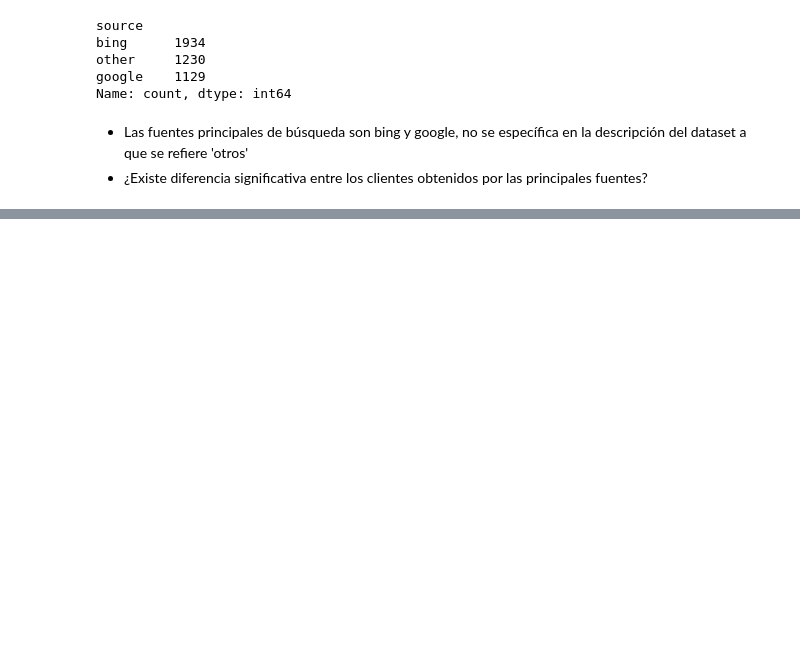
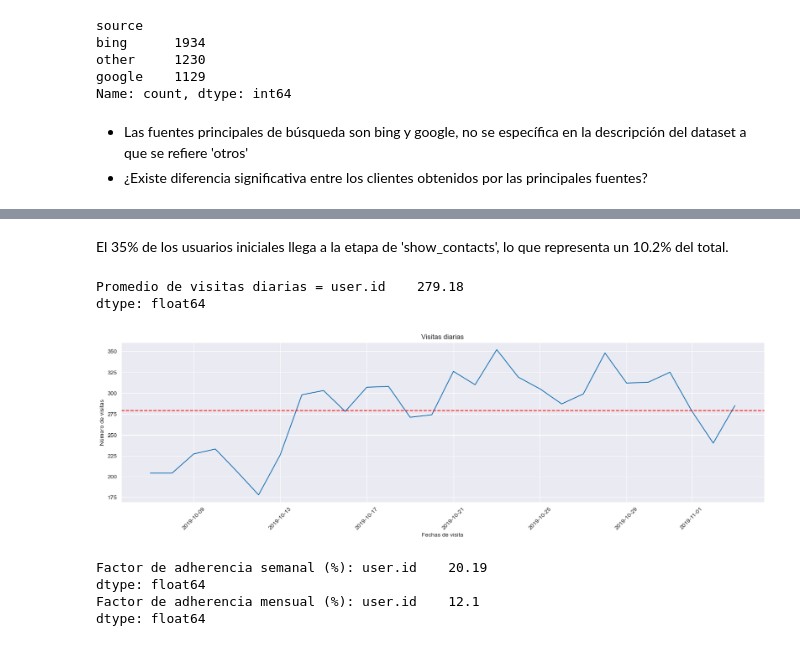
Before and after one commit to Alop89/integral_project, a Jupyter notebook: structuring/descomposicion.ipynb, the cells around one changed output, grey strips where cells are left out. Drawn from its saved outputs; the diff is of its cells as text; code cells hidden in the pictures; blank space fills up the shorter version.

Commit message:
Se completo la primera iteración del proyecto, se envía a revisión

```diff
--- a/structuring/descomposicion.ipynb
+++ b/structuring/descomposicion.ipynb
@@ -76,5 +83,8 @@ event.name    0
 user.id       0
 dtype: int64
 # %%
-# Cambio en el formato de datos de la columna 'event.time'
-data['event.time'] = pd.to_datetime(data['event.time']).dt.date
+# Cambio en el formato de datos de la columna 'event.time' y creación de columna 'date', tambíen se añaden columnas de semana y mes
+data['event.time'] = pd.to_datetime(data['event.time'], unit= 'ns')
+data['date'] = data['event.time'].dt.date
+data['week'] = data['event.time'].dt.to_period('W').dt.start_time
+data['month'] = data['event.time'].dt.to_period('M').dt.start_time
@@ -160,0 +193,14 @@ Name: count, dtype: int64
+# %%
+# Cambio de valores de la columna 'event.name' para unificar search_*,  show_contacs
+data['event.name'] = data['event.name'].replace({
+    'search_1': 'search',
+    'search_2': 'search',
+    'search_3': 'search',
+    'search_4': 'search',
+    'search_5': 'search',
+    'search_6': 'search',
+    'search_7': 'search',
+    'contacts_show': 'show_contacts'
+})
+
+data['event.name'].value_counts()
@@ -160,0 +307,47 @@ Name: count, dtype: int64
+# %% [markdown]
+El 35% de los usuarios iniciales llega a la etapa de 'show_contacts', lo que representa un 10.2% del total.
+# %%
+# Visitas diarias a la plataforma
+
+# Primera visita
+firts_visit = data.groupby('user.id')['event.time'].min()
+firts_visit.name = 'first_visit_date'
+data_first_visit = data.merge(firts_visit, on ='user.id')
+
+# Promedio de visitas diarias
+visits_dau = np.round(data_first_visit.groupby('date').agg({'user.id':'nunique'}).mean(), 2)
+print(f"Promedio de visitas diarias = {visits_dau}")
+
+# Gráfico con visitas dirias
+visits_dau_graph = data_first_visit.groupby('date').agg({'user.id':'nunique'}).reset_index()
+daily_mean = visits_dau_graph['user.id'].mean()
+
+sns.set_style('darkgrid')
+visits_dau_graph.plot(kind ='line', x='date', y ='user.id', legend = False, figsize=(20,5))
+plt.axhline(y = daily_mean, color = 'red', linestyle = '--')
+plt.title('Visitas diarias')
+plt.xlabel('Fechas de visita')
+plt.ylabel('Número de visitas')
+plt.xticks(rotation = 45)
+plt.show()
+# %% [output]
+Promedio de visitas diarias = user.id    279.18
+dtype: float64
+[figure, added]
+# %%
+# Factor de adherencia semanal y mensual
+visits_wau = data_first_visit.groupby('week').agg({'user.id':'nunique'}).mean()
+visits_mau = data_first_visit.groupby('month').agg({'user.id':'nunique'}).mean()
+
+# semanal
+sf_week = np.round((visits_dau / visits_wau) * 100, 2)
+print(f"Factor de adherencia semanal (%): {sf_week}")
+
+# mensual
+sf_month = np.round((visits_dau / visits_mau) * 100, 2)
+print(f"Factor de adherencia mensual (%): {sf_month}")
+# %% [output]
+Factor de adherencia semanal (%): user.id    20.19
+dtype: float64
+Factor de adherencia mensual (%): user.id    12.1
+dtype: float64
```
Also changed, not shown: parts of 26 cells of this notebook.
